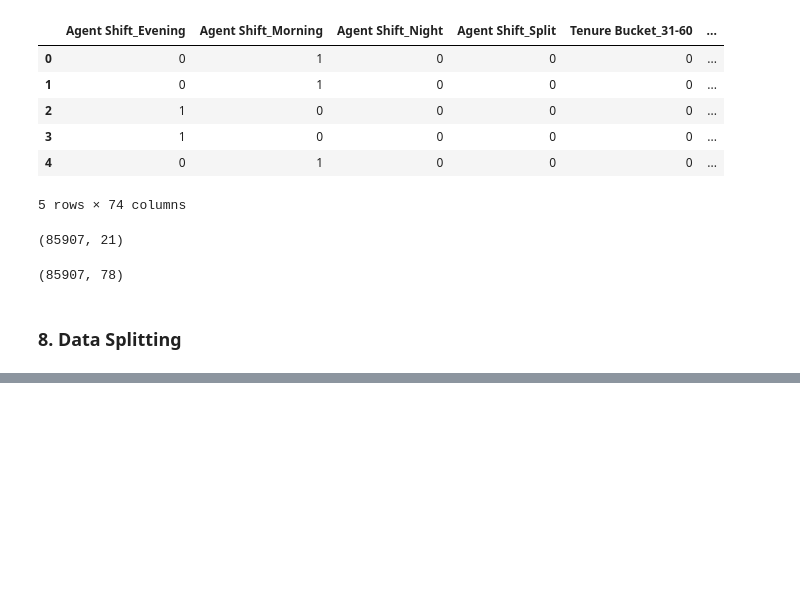
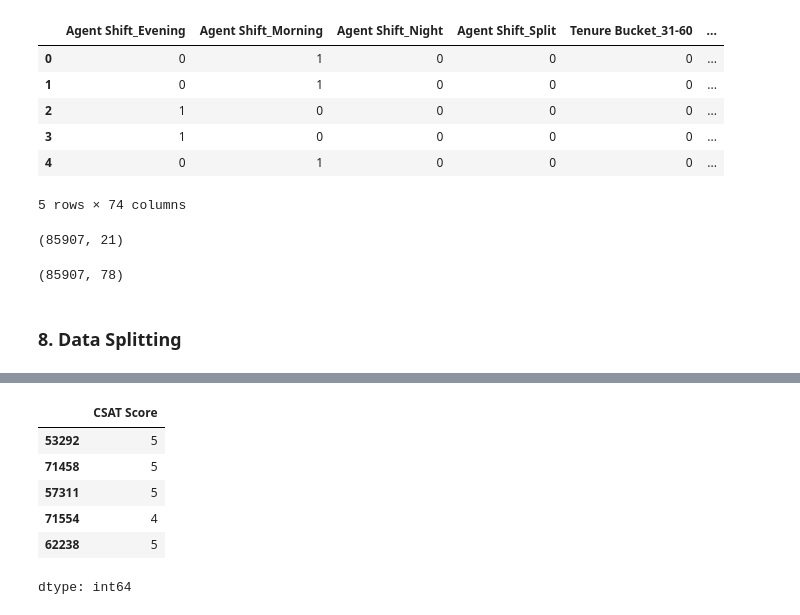
Before and after one commit to Rajesh1505/Capstone_Project_Deep_Learning, a Jupyter notebook: Capstone_Project_Deep_Learning.ipynb, the cells around one changed output, grey strips where cells are left out. Cells and saved outputs as stored; diff of their text form; code cells hidden in the pictures; blank space fills up the shorter version.

```diff
--- a/Capstone_Project_Deep_Learning.ipynb
+++ b/Capstone_Project_Deep_Learning.ipynb
@@ -759,0 +740,10 @@ dtype: int64
+# %%
+y_train.sample(5)
+# %% [output]
+|  | CSAT Score |
+| 53292 | 5 |
+| 71458 | 5 |
+| 57311 | 5 |
+| 71554 | 4 |
+| 62238 | 5 |
+dtype: int64
```
Also changed, not shown: parts of 8 cells of this notebook.
